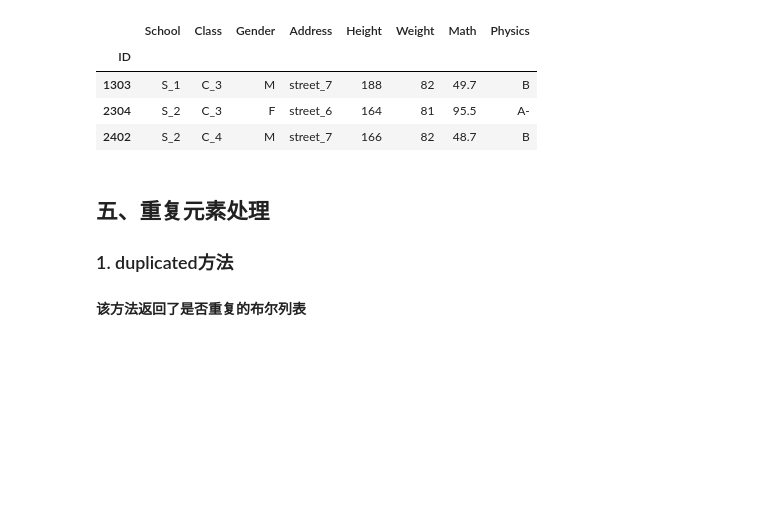
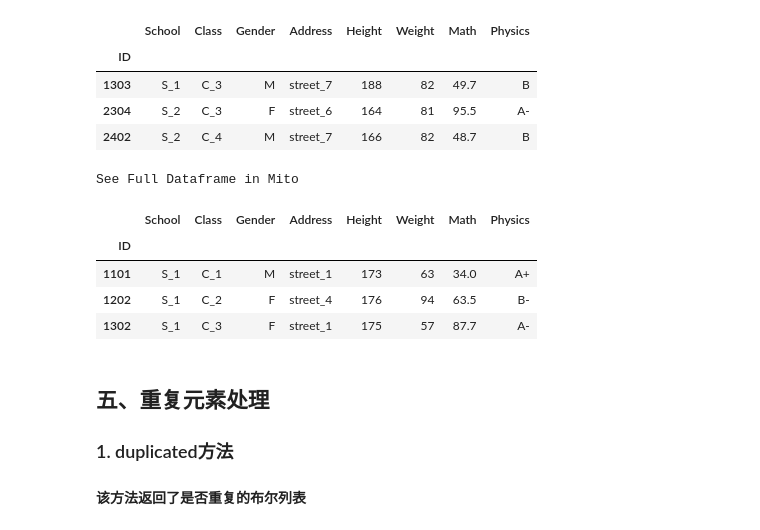
Before and after one commit to Gavince/Python, a Jupyter notebook: data_analysis/Pandas/joyful-pandas/第2章 索引.ipynb, the cells around one changed output. Cells and saved outputs as stored; diff of their text form; code cells hidden in the pictures; blank space fills up the shorter version.

```diff
--- a/data_analysis/Pandas/joyful-pandas/第2章 索引.ipynb
+++ b/data_analysis/Pandas/joyful-pandas/第2章 索引.ipynb
@@ -1825,6 +1834,15 @@ df.query(
 | 1303 | S_1 | C_3 | M | street_7 | 188 | 82 | 49.7 | B |
 | 2304 | S_2 | C_3 | F | street_6 | 164 | 81 | 95.5 | A- |
 | 2402 | S_2 | C_4 | M | street_7 | 166 | 82 | 48.7 | B |
+# %%
+df.query('(School in ["S_1"]) and Height.between(172, 180)')
+# %% [output]
+See Full Dataframe in Mito
+|  | School | Class | Gender | Address | Height | Weight | Math | Physics |
+| ID |  |  |  |  |  |  |  |  |
+| 1101 | S_1 | C_1 | M | street_1 | 173 | 63 | 34.0 | A+ |
+| 1202 | S_1 | C_2 | F | street_4 | 176 | 94 | 63.5 | B- |
+| 1302 | S_1 | C_3 | F | street_1 | 175 | 57 | 87.7 | A- |
 # %% [markdown]
 ## 五、重复元素处理
 ### 1. duplicated方法
```
Also changed, not shown: parts of 5 cells of this notebook, 10 other files.
